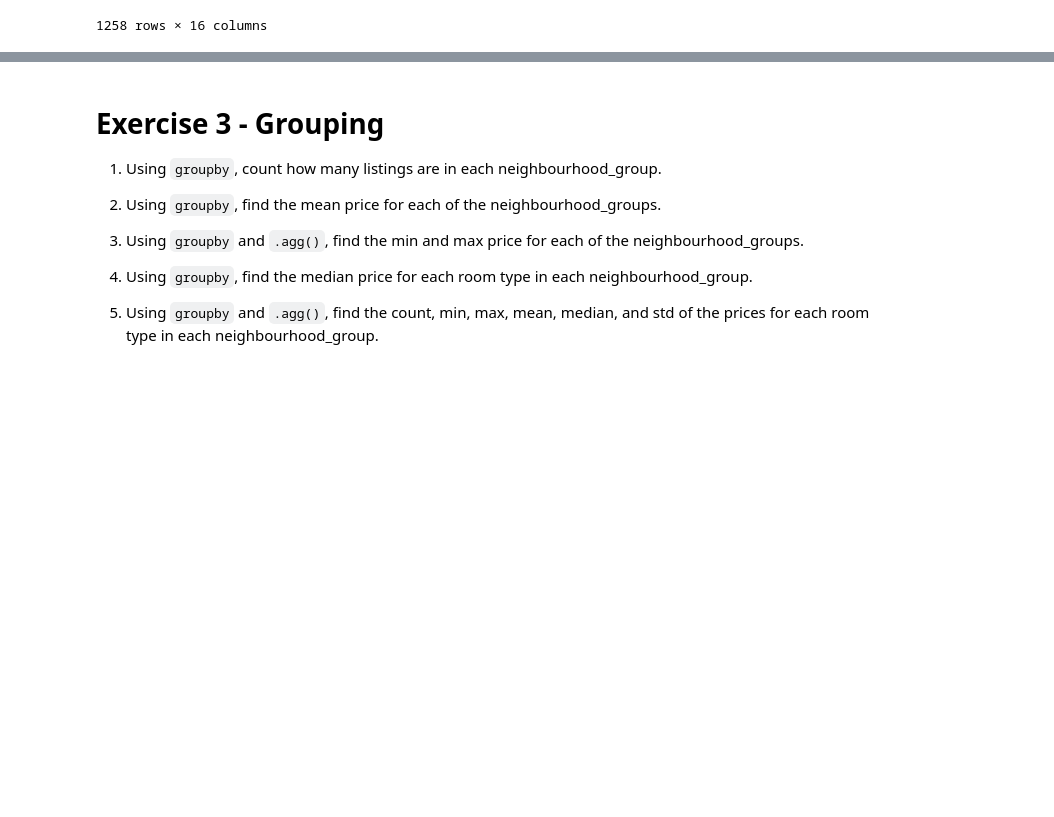
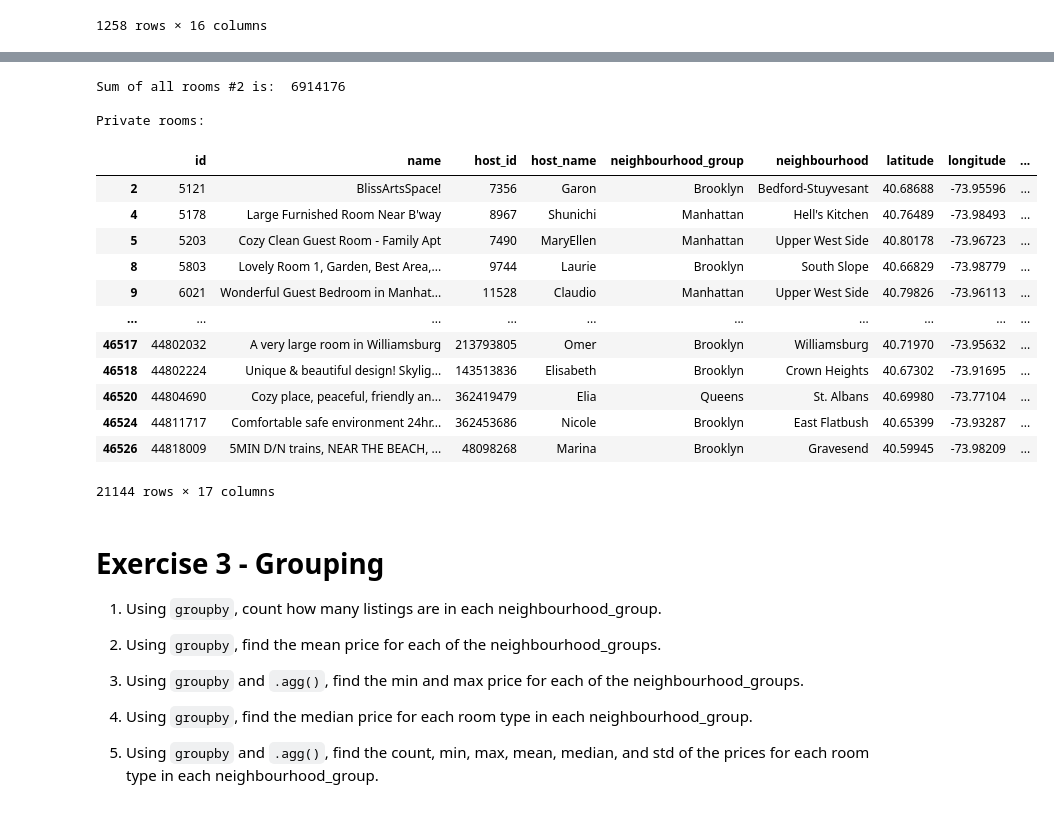
Before and after one commit to korchkovarthur/2021-fall-data-science, a Jupyter notebook: Week-01-Pandas/Exercise.ipynb, the cells around one changed output, grey strips where cells are left out. Drawn from its saved outputs; the diff is of its cells as text; code cells hidden in the pictures; blank space fills up the shorter version.

```diff
--- a/Week-01-Pandas/Exercise.ipynb
+++ b/Week-01-Pandas/Exercise.ipynb
@@ -138,3 +147,36 @@ df.head()
+# %%
+# 6. What % of the rooms are private, and what % of the rooms are shared.
+
+sum_of_all_rooms = sum(df['price'])
+print ("Sum of all rooms is: ", sum_of_all_rooms, "\n")
+
+sum_of_all_rooms_2 = df['price'].sum()
+print ("Sum of all rooms #2 is: ", sum_of_all_rooms_2, "\n")
+
+condition_1 = df['room_type'] == 'Private room'
+df_private_room = df[condition_1]
+print("Private rooms: " )
+df_private_room
+
+#condition_2 = df['room_type'] == 'Shared room'
+#df_shared_room = df[condition_2]
+# %% [output]
+Sum of all rooms #2 is:  6914176
+
+Private rooms:
+|  | id | name | host_id | host_name | neighbourhood_group | neighbourhood | latitude | longitude | ... |
+| 2 | 5121 | BlissArtsSpace! | 7356 | Garon | Brooklyn | Bedford-Stuyvesant | 40.68688 | -73.95596 | ... |
+| 4 | 5178 | Large Furnished Room Near B'way | 8967 | Shunichi | Manhattan | Hell's Kitchen | 40.76489 | -73.98493 | ... |
+| 5 | 5203 | Cozy Clean Guest Room - Family Apt | 7490 | MaryEllen | Manhattan | Upper West Side | 40.80178 | -73.96723 | ... |
+| 8 | 5803 | Lovely Room 1, Garden, Best Area,... | 9744 | Laurie | Brooklyn | South Slope | 40.66829 | -73.98779 | ... |
+| 9 | 6021 | Wonderful Guest Bedroom in Manhat... | 11528 | Claudio | Manhattan | Upper West Side | 40.79826 | -73.96113 | ... |
+| ... | ... | ... | ... | ... | ... | ... | ... | ... | ... |
+| 46517 | 44802032 | A very large room in Williamsburg | 213793805 | Omer | Brooklyn | Williamsburg | 40.71970 | -73.95632 | ... |
+| 46518 | 44802224 | Unique & beautiful design! Skylig... | 143513836 | Elisabeth | Brooklyn | Crown Heights | 40.67302 | -73.91695 | ... |
+| 46520 | 44804690 | Cozy place, peaceful, friendly an... | 362419479 | Elia | Queens | St. Albans | 40.69980 | -73.77104 | ... |
+| 46524 | 44811717 | Comfortable safe environment 24hr... | 362453686 | Nicole | Brooklyn | East Flatbush | 40.65399 | -73.93287 | ... |
+| 46526 | 44818009 | 5MIN D/N trains, NEAR THE BEACH, ... | 48098268 | Marina | Brooklyn | Gravesend | 40.59945 | -73.98209 | ... |
+21144 rows × 17 columns
 # %% [markdown]
 # Exercise 3 - Grouping
 
```
Also changed, not shown: parts of 2 cells of this notebook.
